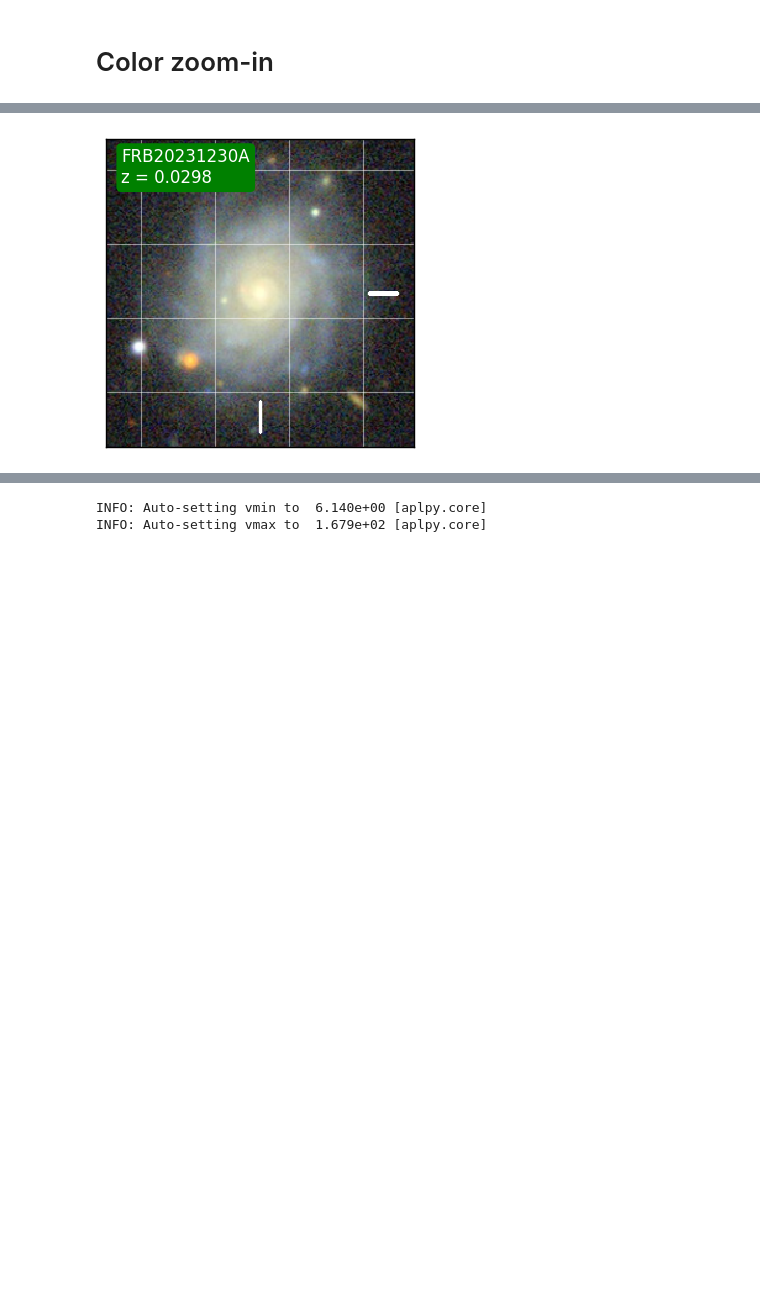
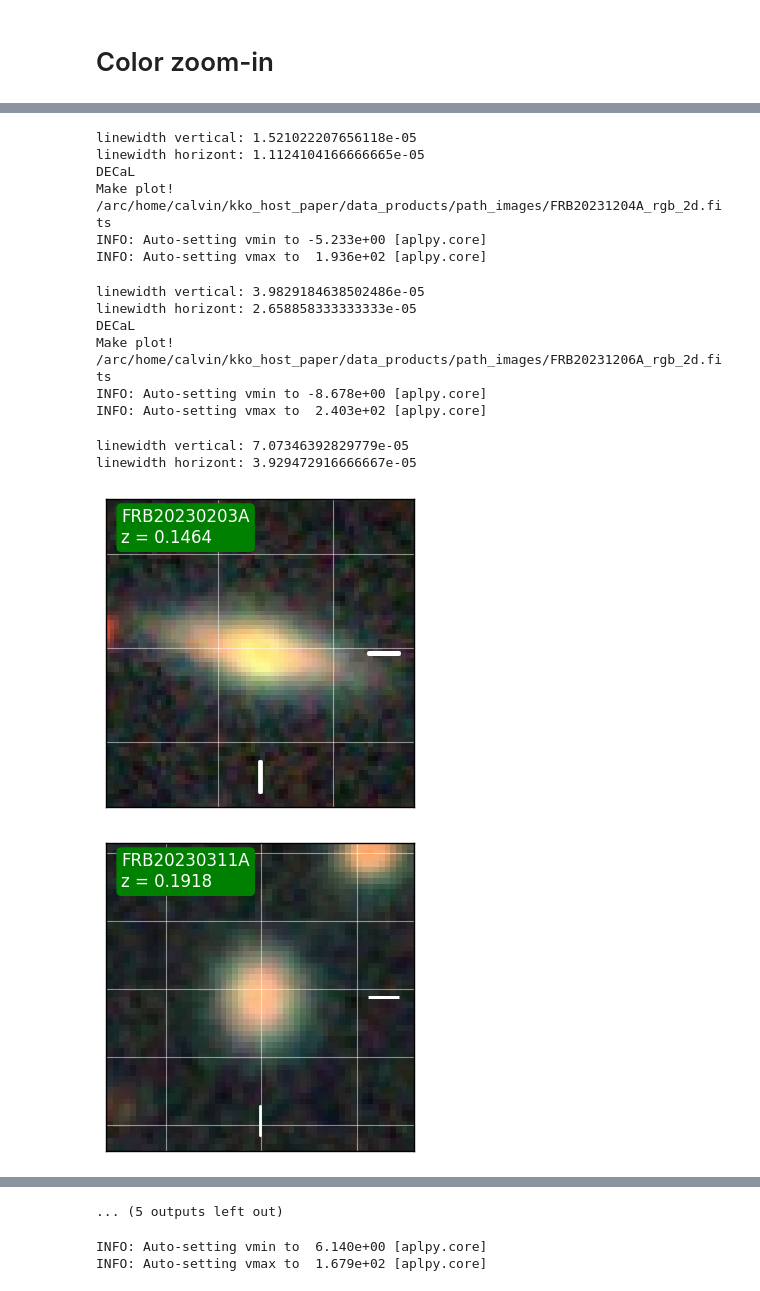
Before and after one commit to leungcalvin/kko_host_paper, a Jupyter notebook: plot_scripts/PS1_cutouts.ipynb, the cells around one changed output, grey strips where cells are left out. Saved outputs shown, nothing was run; the diff lists cells and outputs as text; code cells hidden in the pictures; blank space fills up the shorter version.

```diff
--- a/plot_scripts/PS1_cutouts.ipynb
+++ b/plot_scripts/PS1_cutouts.ipynb
@@ -632,42 +632,57 @@ NameError: name 'final' is not defined
 # %%
 # Actually plot
 
-
 pparams = {
 'FRB20231005A' : (5,),
-'FRB20231204A' : (5,),
-'FRB20231128A' : (7,),
+'FRB20231204A' : (3,),
+'FRB20231128A' : (3,),
 'FRB20231223C' : (5,),
 'FRB20231025B' : (5,),
 'FRB20231025C' : (5,),
 'FRB20230926A' : (5,),
-'FRB20231017A' : (5,),
+'FRB20231017A' : (3,),
 'FRB20231123A' : (3.5,),
 'FRB20231202A' : (5,),
 'FRB20231201A' : (5,),
 'FRB20231011A' : (5,),
-'FRB20230703A' : (5,),
+'FRB20230703A' : (3,),
 'FRB20230730A' : (8,),
-'FRB20230203A' : (5,),
+'FRB20230203A' : (0.9,),
 'FRB20230222B' : (5,),
 'FRB20230222A' : (5,),
-'FRB20231206A' : (5,),
-'FRB20231007B' : (3,),
-'FRB20230311A' : (5,),
+'FRB20231206A' : (1,),
+'FRB20231007B' : (1.2,),
+'FRB20230311A' : (3,),
 'FRB20231230A' : (1000,),
-'FRB20231229A' : (2.5,),
+'FRB20231229A' : (1.5,),
 }
 import json
 
 def draw_crosshairs(fig,ra,dec,inner,outer,linewidth):
     length = np.abs(outer - inner)
     #fig.show_rectangles(ra, dec, 1/3600,1/3600,edgecolor = 'white', facecolor = 'white')
-    fig.show_rectangles(ra, dec - (inner + outer) * 0.5, linewidth, length,edgecolor = 'white',facecolor = 'white') # vertical at 6 o clock
-    fig.show_rectangles(ra - (inner + outer) * 0.5, dec, length, linewidth,edgecolor = 'white',facecolor = 'white') # vertical at 6 o clock
+    fig.show_rectangles(ra,
+                        dec - (inner + outer) * 0.5,
+                        width = linewidth / np.cos(dec * np.pi / 180),
+                        height = length,
+                        linewidth = 2,
+                        facecolor = 'white',
+                        edgecolor = 'white',
+                        joinstyle = None) # vertical at 6 o clock
+    print('linewidth vertical:', linewidth / np.cos(dec * np.pi / 180))
+    print('linewidth horizont:', linewidth )
+    fig.show_rectangles(ra - (inner + outer) * 0.5 / np.cos(dec * np.pi / 180),
+                        dec,
+                        width = length,
+                        height = linewidth,
+                        linewidth = 2,
+                        facecolor = 'white',
+                        edgecolor = 'white',
+                        joinstyle=None) # horizontal at 3 o clock
     #fig.show_rectangles(ra + outer, dec - linewidth / 2 , length , linewidth,edgecolor = 'white',facecolor = 'white') # horiz
 
 for evid,row in final.iterrows():
-    if row['name'] in ['FRB20231230A']:
+    if row['name'][-5:] in '0703A, 1007B, 0311A, 0203A, 1017A, 1128A, 1204A, 1206A':
         sup_fig,ax = plt.subplots(figsize=(3,3),nrows = 1, ncols = 1)
         # SO BAD but re-run plot_color_image without flipping so that we can download the files for the next step
         path_obj = FakePATH(ra = row['primary_ra'],dec = row['primary_dec'],theta = row['theta'],
@@ -681,13 +696,13 @@ for evid,row in final.iterrows():
             filt = 'grz'
         print(survey_str)
         filt = 'grizy'
-        factor = pparams[row['name']][0]
+        factor = pparams[row['name']][0] # how much to zoom in
         size_arcsec = np.squeeze(path_obj.candidates[path_obj.candidates['P_Ox'] == np.max(path_obj.candidates['P_Ox'])]['ang_size'].values)
         fig = plot_color_image(sup_fig,path_obj,
                            TNS_name = row['name'],
-                           zoom_width =  factor * size_arcsec / 3600,
-                           zoom_height = factor * size_arcsec / 3600,
-                           size_arcmin = factor * size_arcsec / 3600,
+                           zoom_width  = np.clip(15 * size_arcsec / 60, a_min = 2, a_max = 7),
+                           zoom_height = np.clip(15 * size_arcsec / 60, a_min = 2, a_max = 7),
+                           size_arcmin = np.clip(15 * size_arcsec / 60, a_min = 2, a_max = 7),
                            survey_str = survey_str,
                            filt = filt,
                  outfile = f'/arc/home/calvin/kko_host_paper/data_products/path_images/{row["name"]}_path.png',delete = False, flip = False,
@@ -727,12 +742,16 @@ for evid,row in final.iterrows():
                 ang_cand = 5 * cand['ang_size'] / 60 / 60 # convert to degrees
         assert ra_cand == row['primary_ra'],'wrong ra?'
         assert dec_cand == row['primary_dec'],'wrong dec?'
-        height = ang_cand
-        width = ang_cand
+        height = ang_cand * factor
+        width = ang_cand * factor
         fig.recenter(ra_cand, dec_cand,
             width=width,height=height
                     )
-        draw_crosshairs(fig,ra_cand,dec_cand,inner = ang_cand * 0.35, outer = ang_cand * 0.45, linewidth = ang_cand * 0.005)
+        draw_crosshairs(fig,
+                        ra_cand,
+                        dec_cand,
+                        inner = factor * ang_cand * 0.35,
+                        outer = factor * ang_cand * 0.45, linewidth = ang_cand * 0.005)
         fig.axis_labels.hide()
         fig.tick_labels.hide()
         fig.ticks.hide()
@@ -749 +803,18 @@ INFO: Auto-setting vmax to  2.304e+02 [aplpy.core]
+linewidth vertical: 1.521022207656118e-05
+linewidth horizont: 1.1124104166666665e-05
+DECaL
+Make plot!
+/arc/home/calvin/kko_host_paper/data_products/path_images/FRB20231204A_rgb_2d.fits
+INFO: Auto-setting vmin to -5.233e+00 [aplpy.core]
+INFO: Auto-setting vmax to  1.936e+02 [aplpy.core]
+linewidth vertical: 3.9829184638502486e-05
+linewidth horizont: 2.658858333333333e-05
+DECaL
+Make plot!
+/arc/home/calvin/kko_host_paper/data_products/path_images/FRB20231206A_rgb_2d.fits
+INFO: Auto-setting vmin to -8.678e+00 [aplpy.core]
+INFO: Auto-setting vmax to  2.403e+02 [aplpy.core]
+linewidth vertical: 7.07346392829779e-05
+linewidth horizont: 3.929472916666667e-05
-[figure, old version]
+[figure, new version]
+[figure, added]
@@ -750,3 +822,4 @@ INFO: Auto-setting vmax to  2.304e+02 [aplpy.core]
+... (5 outputs left out)
 # %%
         draw_crosshairs(fig,ra_cand,dec_cand,inner = ang_cand * 3, outer = ang_cand * 3.5, linewidth = ang_cand * 0.01)
 # %%
```
Also changed, not shown: parts of 1 cell of this notebook, 10 other files.
